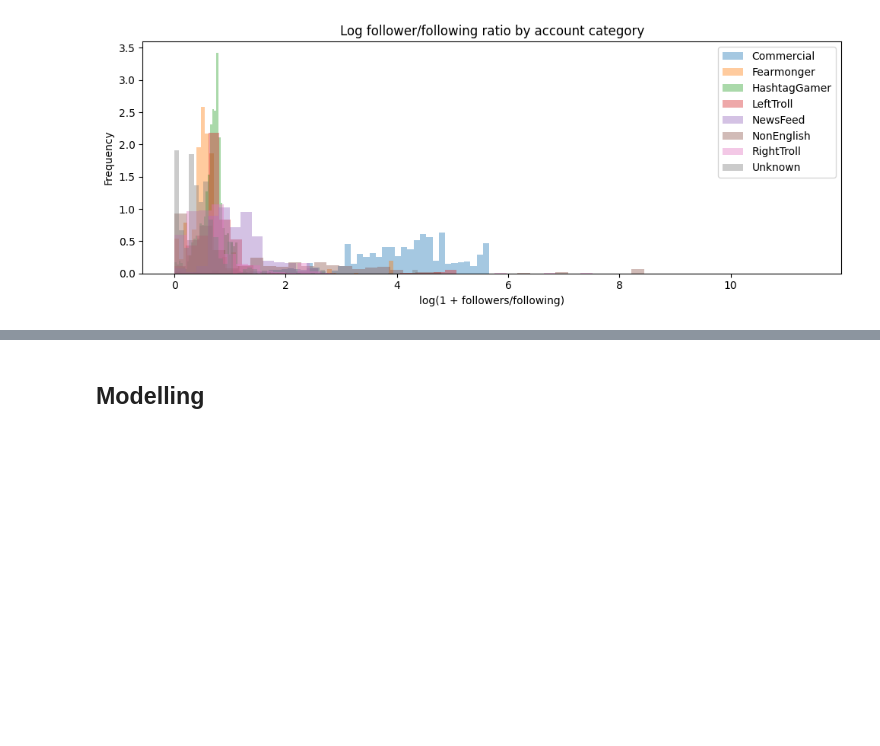
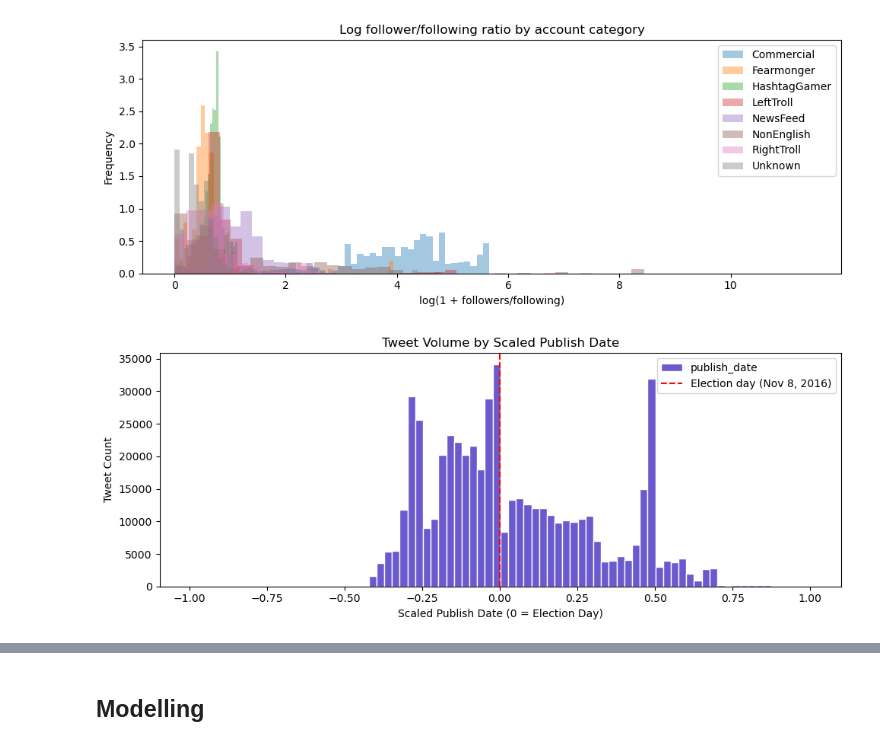
Before and after one commit to amanokundesu/ML_Final_Project, a Jupyter notebook: ml_final_project_v2.ipynb, the cells around one changed output, grey strips where cells are left out. Cells and saved outputs as stored; diff of their text form; code cells hidden in the pictures; blank space fills up the shorter version.

```diff
--- a/ml_final_project_v2.ipynb
+++ b/ml_final_project_v2.ipynb
@@ -394,3 +401,19 @@ plt.tight_layout()
 plt.show()
 # %% [output]
 [figure]
+# %%
+# Tweet Volume Over Time
+plot_df = english_df.copy()
+plot_df["pre_post"] = (plot_df["publish_date"] >= 0).map({0: "Pre-election", 1: "Post-election"})
+
+fig, ax = plt.subplots(figsize=(10, 4))
+plot_df["publish_date"].plot(kind="hist", bins=80, ax=ax, color="slateblue", edgecolor="white")
+ax.axvline(0, color="red", linestyle="--", linewidth=1.5, label="Election day (Nov 8, 2016)")
+ax.set_title("Tweet Volume by Scaled Publish Date")
+ax.set_xlabel("Scaled Publish Date (0 = Election Day)")
+ax.set_ylabel("Tweet Count")
+ax.legend()
+plt.tight_layout()
+plt.show()
+# %% [output]
+[figure, added]
```
Also changed, not shown: parts of 8 cells of this notebook.
